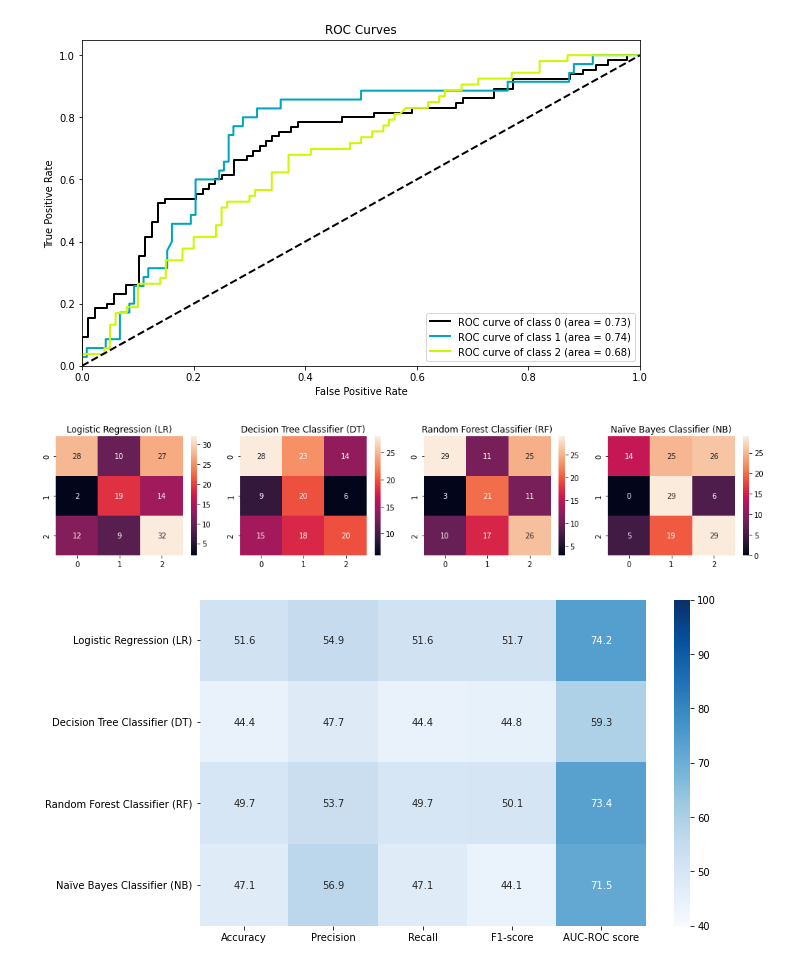
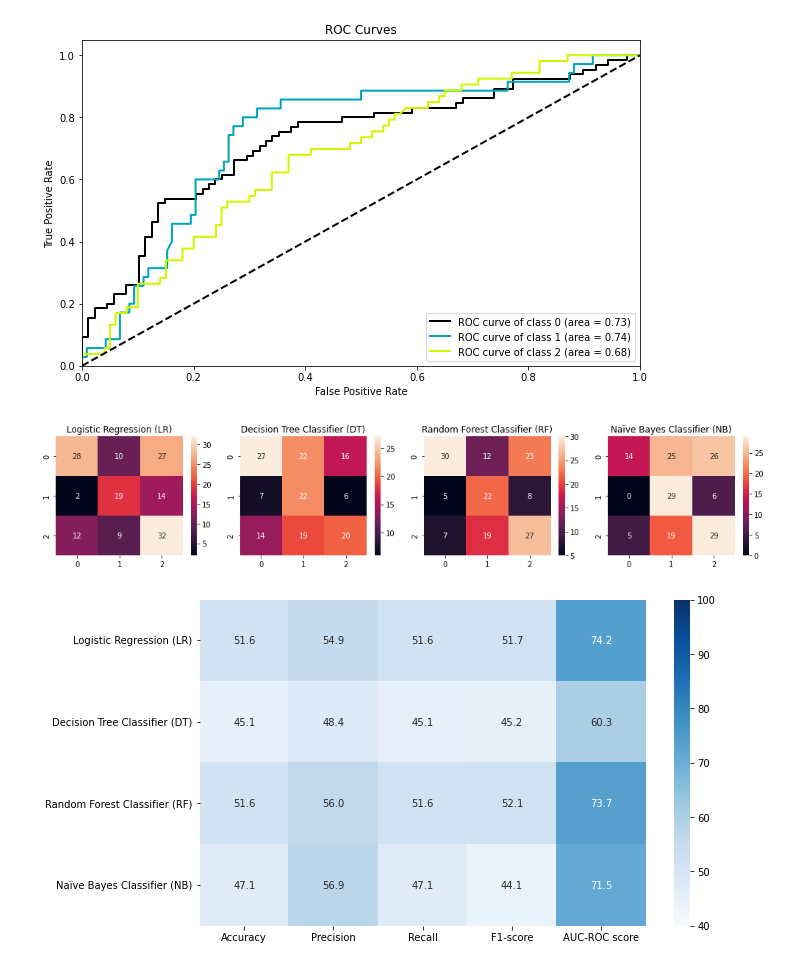
Before and after one commit to rajuptvs/Twitter-Sentimental-Analysis-with-StreamLit, a Jupyter notebook: TwitterBonus.ipynb, the cells around one changed output. Drawn from its saved outputs; the diff is of its cells as text; code cells hidden in the pictures.

```diff
--- a/TwitterBonus.ipynb
+++ b/TwitterBonus.ipynb
@@ -224,3 +224,5 @@ from nltk.stem.porter import PorterStemmer
 
 dfs = df.copy()
 original_df=df.copy()
+# %%
+dfs=dfs[['text','Polarity']]
@@ -246,8 +269,8 @@ dfs.head()
 # %%
 target='Polarity'
 # %%
-from sklearn.feature_extraction.text import TfidfVectorizer
-
+#Tokenization and feature extraction
+from sklearn.feature_extraction.text import TfidfVectorizers
 from nltk.stem.porter import PorterStemmer
 porter=PorterStemmer()
 def tokenizer(text):
@@ -255,6 +278,6 @@ def tokenizer(text):
 def tokenizer_porter(text):
     return [porter.stem(word) for word in text.split()]
 
-tfidf=TfidfVectorizer(strip_accents=None,lowercase=False,preprocessor=None,tokenizer=tokenizer_porter,use_idf=True,norm='l2',smooth_idf=True)
+tfidf=TfidfVectorizer(strip_accents=None,lowercase=False,preprocessor=None,tokenizer=tokenizer_porter,use_idf=True,norm='l2',smooth_idf=True,max_features=50)
 y=dfs[target].values
 x=tfidf.fit_transform(dfs.processtext)
@@ -522,7 +619,7 @@ weighted avg       0.57      0.47      0.44       153
 from IPython.display import display
 import math
 # %%
-labels=['Positive','Negative']
+labels=['Positive','Negative','Neutral']
 def plot_cm(y_true, y_pred):
     cm = confusion_matrix(y_true, y_pred, labels=np.unique(y_true))
     cm_sum = np.sum(cm, axis=1, keepdims=True)
@@ -538,34 +635,34 @@ def plot_cm(y_true, y_pred):
                 annot[i, j] = '%.1f%%\n%d/%d' % (p, c, s)
             elif c == 0:
                 annot[i, j] = ''
             else:
                 annot[i, j] = '%.1f%%\n%d' % (p, c)
     cm = pd.DataFrame(cm, index=np.unique(y_true), columns=np.unique(y_true))
     cm.columns=labels
     cm.index=labels
     cm.index.name = 'Actual'
     cm.columns.name = 'Predicted'
     #fig, ax = plt.subplots()
     sns.heatmap(cm, annot=annot, fmt='')# cmap= "GnBu"
 
 def conf_mat_plot(all_models):
     plt.figure(figsize=[14,3*math.ceil(len([all_models])/4)])
 
     for i in range(len(all_models)):
         if len(labels)<=4:
             plt.subplot(1,4,i+1)
         else:
             plt.subplot(math.ceil(len(all_models)/2),2,i+1)
         pred = all_models[i].predict(Test_X)
         #plot_cm(Test_Y, pred)
         sns.heatmap(confusion_matrix(Test_Y, pred), annot=True, fmt='.0f') #vmin=0,vmax=5,cmap='BuGn'
         plt.title(Evaluation_Results.index[i])
     plt.tight_layout()
     plt.show()
 
 conf_mat_plot([LR,DT,RF,NB])
 # %% [output]
-[figure, old version]
+[figure, new version]
 # %%
 sns.heatmap(Evaluation_Results, annot=True, vmin=40, vmax=100.0, cmap='Blues', fmt='.1f')
 plt.show()
```
Also changed, not shown: parts of 48 cells of this notebook.
